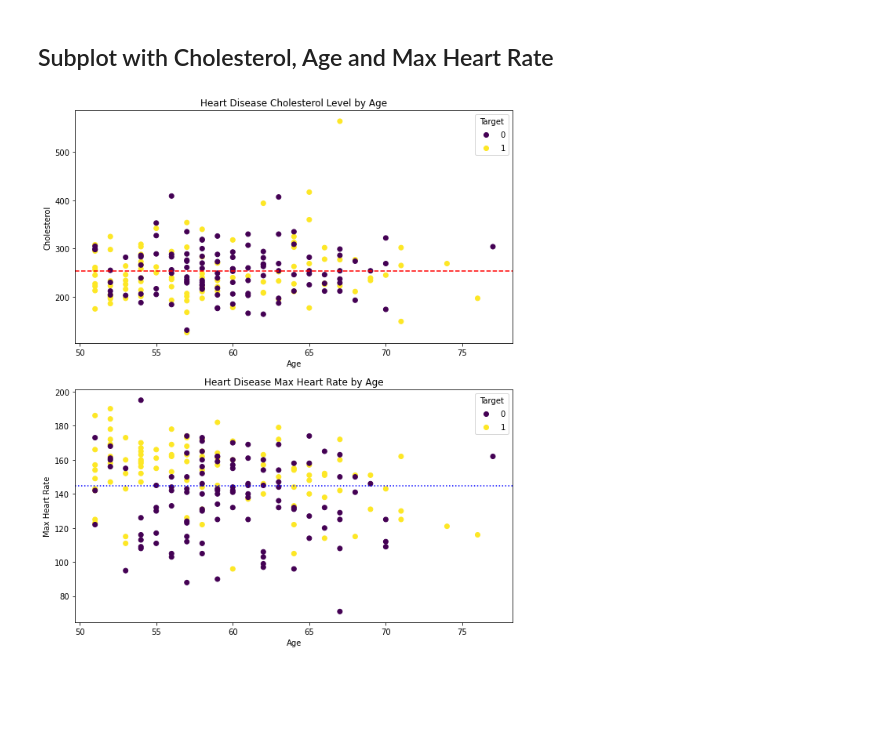
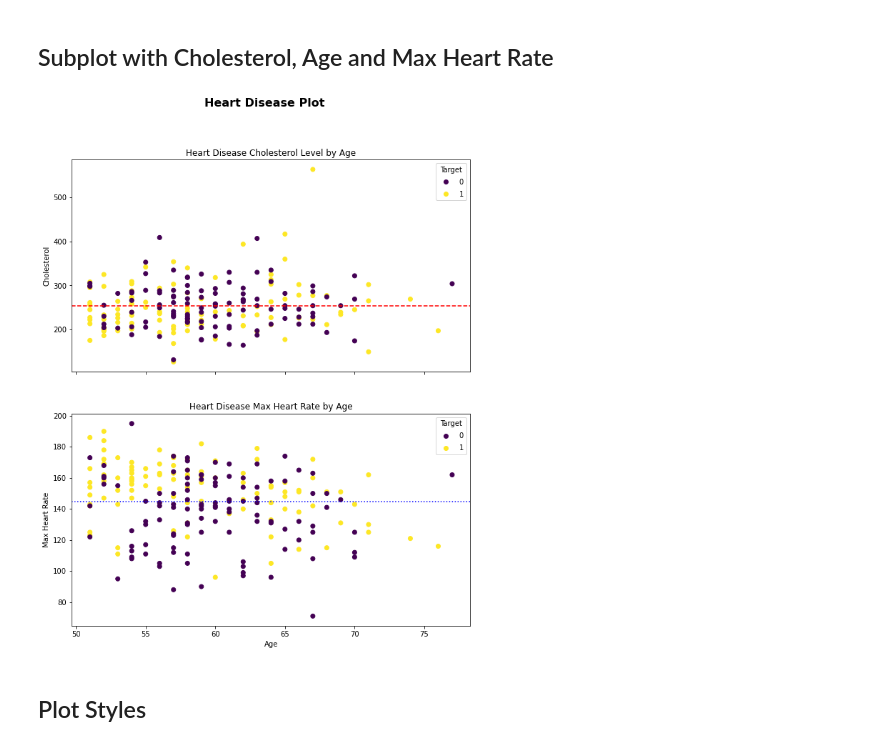
Before and after one commit to tothetop430/MLZTM-Exercises, a Jupyter notebook: matplotlib/introduction-to-matplotlib.ipynb, the cells around one changed output. Drawn from its saved outputs; the diff is of its cells as text; code cells hidden in the pictures; blank space fills up the shorter version.

```diff
--- a/matplotlib/introduction-to-matplotlib.ipynb
+++ b/matplotlib/introduction-to-matplotlib.ipynb
@@ -452,34 +452,36 @@ ax.axhline(y=over_50['chol'].mean(),
 # %%
 fig, ax = plt.subplots(nrows=2,
                        ncols=1,
-                       figsize=(10, 12))
+                       figsize=(10, 12),
+                       sharex=True)
 
 scatter_chol = ax[0].scatter(x=over_50['age'],
                              y=over_50['chol'],
                              c=over_50['target'])
 
 ax[0].set(title='Heart Disease Cholesterol Level by Age',
-          xlabel='Age',
           ylabel='Cholesterol')
 
 ax[0].legend(*scatter_chol.legend_elements(), title='Target')
 
 ax[0].axhline(y=over_50['chol'].mean(), linestyle='--', c='red');
 
 ##
 
 scatter_thal = ax[1].scatter(x=over_50['age'],
                              y=over_50['thalach'],
                              c=over_50['target'])
 
 ax[1].set(title='Heart Disease Max Heart Rate by Age',
           xlabel='Age',
           ylabel='Max Heart Rate')
 
 ax[1].legend(*scatter_thal.legend_elements(), title='Target')
 
 ax[1].axhline(y=over_50['thalach'].mean(), linestyle=':', c='blue');
 
-fig.suptitle('Heart Disease Plot')
+fig.suptitle('Heart Disease Plot', fontsize=16, fontweight='bold');
 # %% [output]
-[figure, old version]
+[figure, new version]
+# %% [markdown]
+## Plot Styles
```
Also changed, not shown: parts of 6 cells of this notebook.
